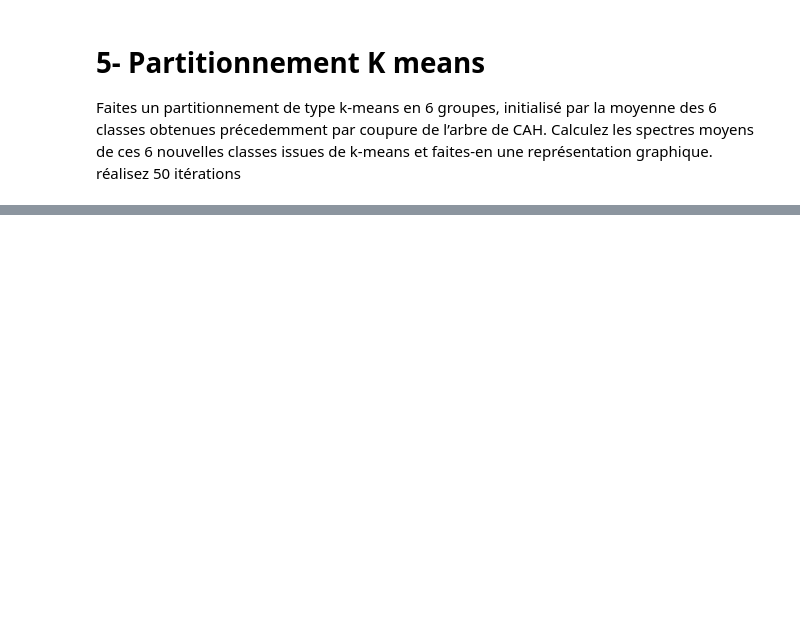
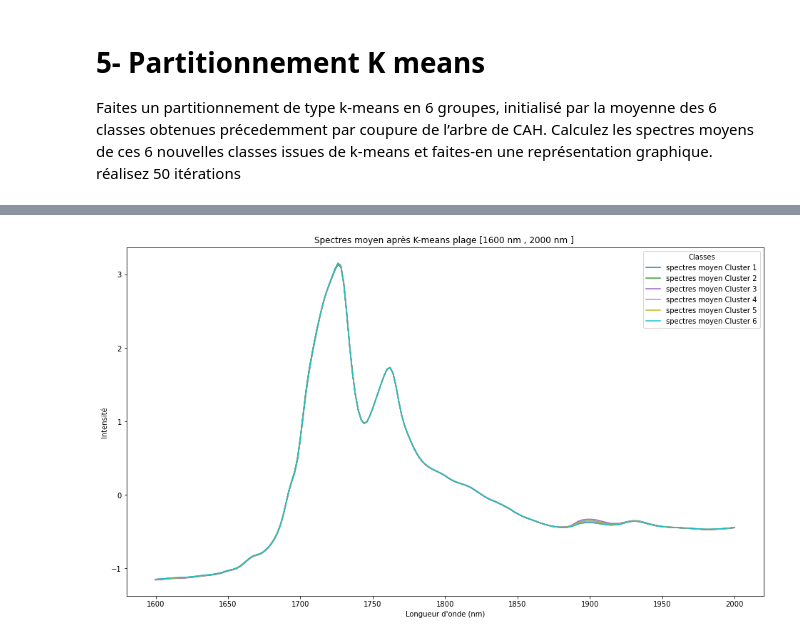
Before and after one commit to BigDwelcome/Chemoocs, a Jupyter notebook: Grain 6/Grain 6.ipynb, the cells around one changed output, grey strips where cells are left out. Cells and saved outputs as stored; diff of their text form; code cells hidden in the pictures; blank space fills up the shorter version.

```diff
--- a/Grain 6/Grain 6.ipynb
+++ b/Grain 6/Grain 6.ipynb
@@ -445,0 +418,12 @@ array([[ 3.04404733e-02,  4.96538685e-02, -6.36724414e-03,
+# %%
+### recuperer les indices des différentes classes
+cluster_indices_kmeans = [[] for _ in range(n_clusters)]
+### créér une boucle pour recuperer les différents indices de chaque classe pour réaliser la moyenne des spectres de chaque classe obtenu après le Kmeans
+for i, label in enumerate(cluster_labels_kmeans):
+    cluster_indices_kmeans[label].append(i)
+
+# Afficher les indices des individus pour chaque cluster
+for i, indices in enumerate(cluster_indices_kmeans):
+    print(f"Cluster {i+1} indices:", indices)
+
+## recuperer les spectres moyens de chaque classe après la classification
@@ -445,0 +437,34 @@ array([[ 3.04404733e-02,  4.96538685e-02, -6.36724414e-03,
+# %%
+### calculons les spectres moyens et representonts les
+spectres_moyen_kmeans = []
+classe_spectres_moyen_kmeans =[]
+for i in range(len(cluster_indices_kmeans)):
+    spectres_moyen_kmeans.append((np.mean(X[cluster_indices_kmeans[i]],axis=0)))
+
+for i in range(len(spectres_moyen_kmeans)):
+    classe_spectres_moyen_kmeans.append(f"spectres moyen Cluster {i+1}")
+# %%
+### visualisons les spectres moyens
+# Créer un dictionnaire pour mapper les couleurs aux labels
+unique_labels = np.unique(classe_spectres_moyen_kmeans)
+color_map = plt.cm.get_cmap('tab10', len(unique_labels))  # Utiliser la colormap 'tab10'
+
+# Tracer les spectres avec les couleurs basées sur les labels
+plt.figure(figsize=(16, 9))
+for i in range(len(classe_spectres_moyen_kmeans)):
+    label = classe_spectres_moyen_kmeans[i]
+    color = color_map(unique_labels.tolist().index(label))  # Associer la couleur basée sur l'index du label unique
+    plt.plot(filtered_wavelength , spectres_moyen_kmeans[i], label=label, color=color)
+
+plt.xlabel('Longueur d\'onde (nm)')
+plt.ylabel('Intensité')
+plt.title('Spectres moyen après K-means plage [1600 nm , 2000 nm ] ')
+
+# Créer une légende avec des couleurs basées sur les labels uniques
+handles = [plt.Line2D([0], [0], color=color_map(i), label=label) for i, label in enumerate(unique_labels)]
+plt.legend(handles=handles, title='Classes', loc='upper right')
+
+# Afficher le graphique
+plt.show()
+# %% [output]
+[figure, added]
```
Also changed, not shown: parts of 21 cells of this notebook.
